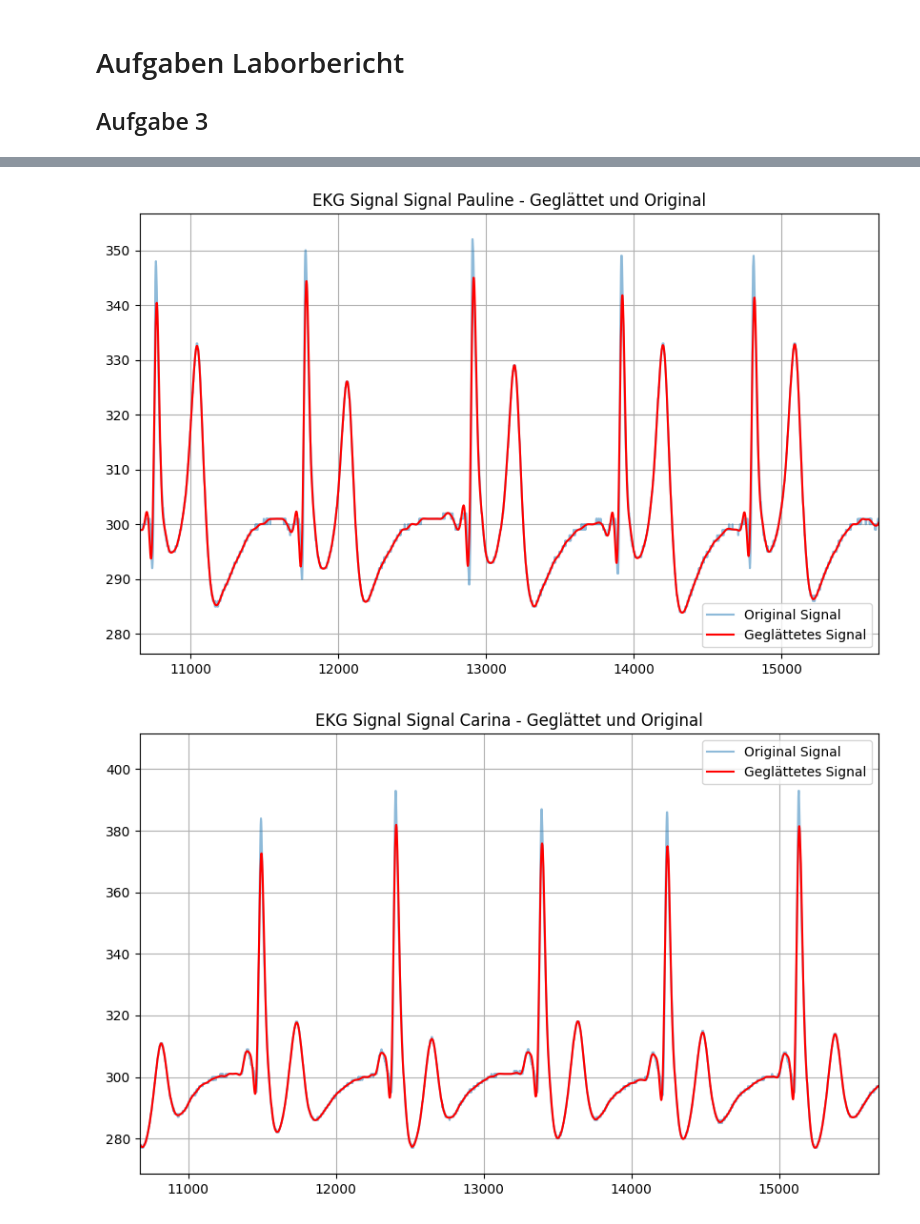
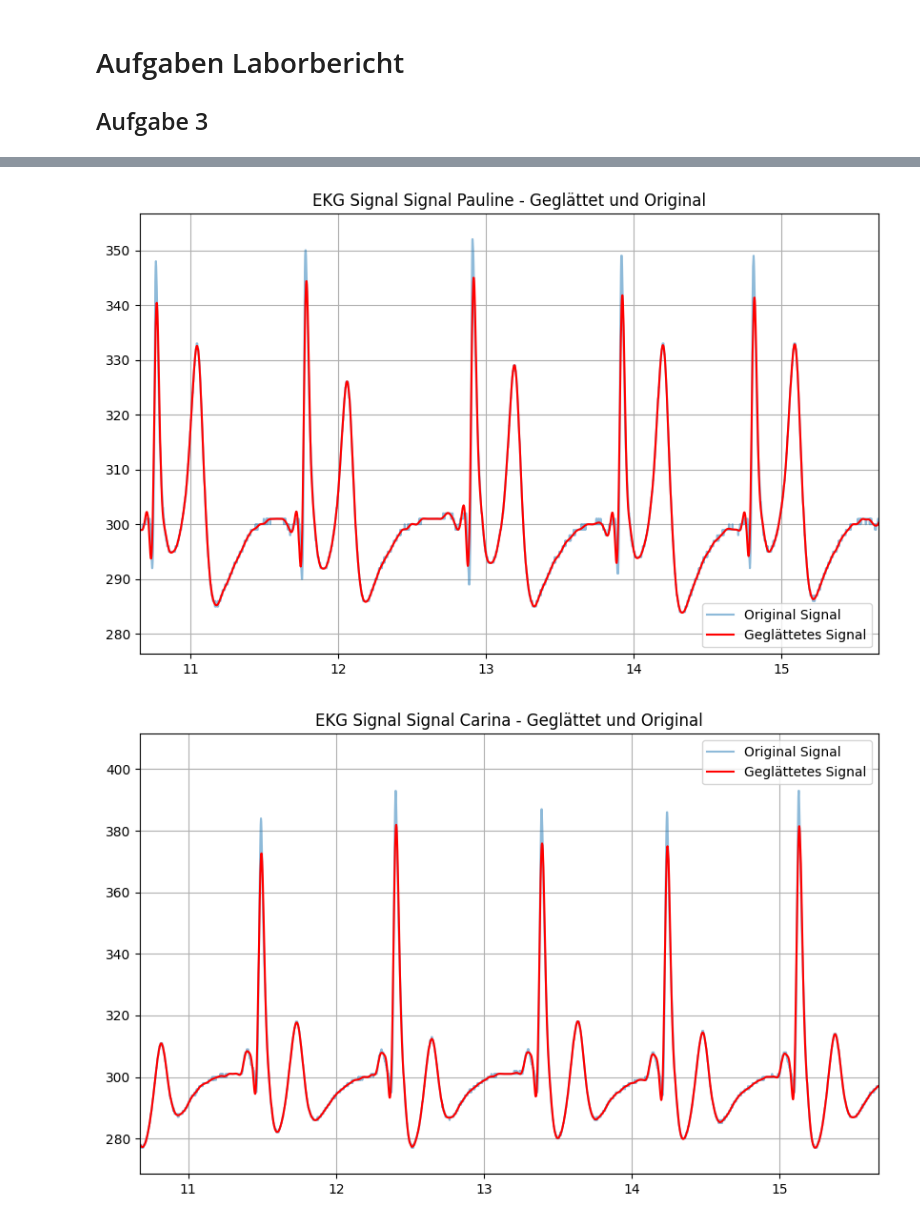
Before and after one commit to VPaulineC/Praktikum-2, a Jupyter notebook: Praktikum_2.ipynb, the cells around one changed output, grey strips where cells are left out. Cells and saved outputs as stored; diff of their text form; code cells hidden in the pictures.

```diff
--- a/Praktikum_2.ipynb
+++ b/Praktikum_2.ipynb
@@ -180,53 +203,65 @@ ValueError: Image size of 93303x528 pixels is too large. It must be less than 2^
 # %%
 # Plot Ruhe Pauline
 df = pd.read_csv('lab2code1_Ruhe_Pauline.csv', sep = ';')
 time_ms = df['Millis']
 ecg=df['Value']
-#time_minutes = time_ms / (1000 * 60)
 
+#Zeit in Sekunden und Minuten
+time_sec = time_ms / 1000
+time_minutes = time_sec / 60
+
+#Signal glätten
 Wn=0.08
 b, a = sci.butter(4, Wn, 'low', analog=False)
 ecg_filtered = sci.filtfilt(b, a, ecg)
 
+# EKG plotten
 plt.figure(figsize=(10, 6))
-plt.plot(time_ms, ecg, label='Original Signal', alpha=0.5)
-plt.plot(time_ms, ecg_filtered, label='Geglättetes Signal', color='red')
+plt.plot(time_sec, ecg, label='Original Signal', alpha=0.5)
+plt.plot(time_sec, ecg_filtered, label='Geglättetes Signal', color='red')
 plt.title('EKG Signal Signal Pauline - Geglättet und Original')
 plt.legend()
 plt.grid()
-# Display only 5 seconds of the plot
-start_time = time_ms.iloc[0]
-end_time = start_time + 5000  # 5 seconds later
+
+# nur 5 Sekunden vom Plot anzeigen
+start_time = time_sec.iloc[0]
+end_time = start_time + 5
 
 plt.xlim(start_time, end_time)
 plt.show()
 # %% [output]
-[figure, old version]
+[figure, new version]
 # %%
-# Plot Ruhe Andreas
+# Plot Ruhe Carina
 df = pd.read_csv('lab2code1_Ruhe_Carina.csv', sep = ';')
 time_ms = df['Millis']
 ecg=df['Value']
-#time_minutes = time_ms / (1000 * 60)
 
+#Zeit in Sekunden und Minuten
+time_sec = time_ms / 1000
+time_minutes = time_sec / 60
+
+#Signal glätten
 Wn=0.08
 b, a = sci.butter(4, Wn, 'low', analog=False)
 ecg_filtered = sci.filtfilt(b, a, ecg)
 
+# EKG plotten
 plt.figure(figsize=(10, 6))
-plt.plot(time_ms, ecg, label='Original Signal', alpha=0.5)
-plt.plot(time_ms, ecg_filtered, label='Geglättetes Signal', color='red')
+plt.plot(time_sec, ecg, label='Original Signal', alpha=0.5)
+plt.plot(time_sec, ecg_filtered, label='Geglättetes Signal', color='red')
 plt.title('EKG Signal Signal Carina - Geglättet und Original')
 plt.legend()
 plt.grid()
-# Display only 5 seconds of the plot
-start_time = time_ms.iloc[0]
-end_time = start_time + 5000  # 5 seconds later
+
+# nur 5 Sekunden vom Plot anzeigen
+start_time = time_sec.iloc[0]
+end_time = start_time + 5
 
 plt.xlim(start_time, end_time)
 plt.show()
 # %% [output]
-[figure, old version]
+[figure, new version]
 # %%
 # Plot Fahrrad Andreas
 df = pd.read_csv('lab2code1_Fahrrad_Andreas.csv', sep = ';')
```
Also changed, not shown: parts of 3 cells of this notebook.
